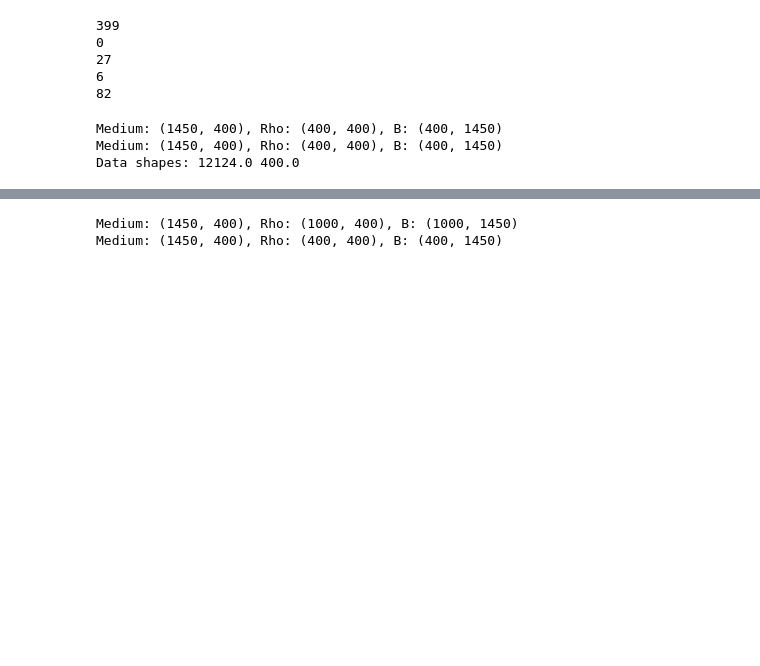
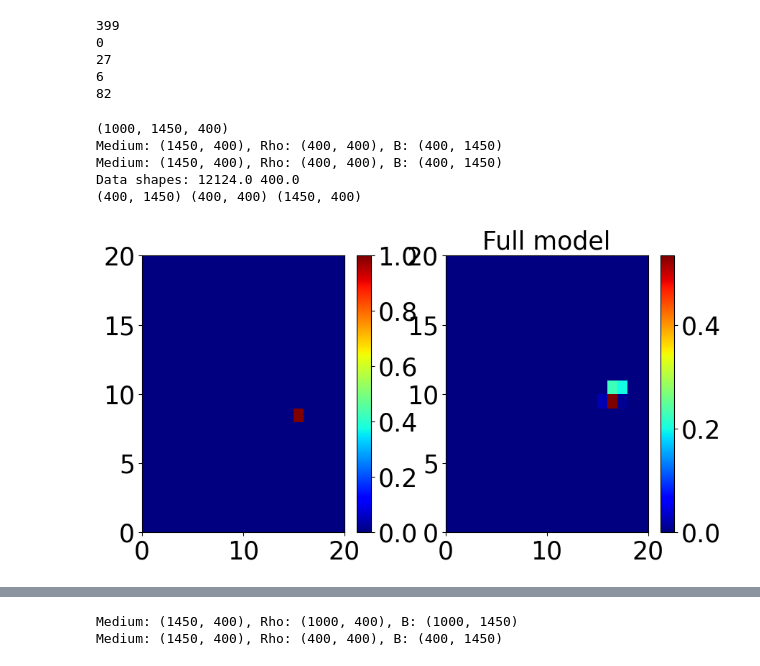
Before and after one commit to alexei-novikov/RM_imaging, a Jupyter notebook: multi_dict.ipynb, the cells around one changed output, grey strips where cells are left out. Cells and saved outputs as stored; diff of their text form; code cells hidden in the pictures; blank space fills up the shorter version.

```diff
--- a/multi_dict.ipynb
+++ b/multi_dict.ipynb
@@ -450,41 +481,63 @@ for j in range(5):
 ####Tests orderer on fully random data
 layers=[250,1000,750,500, 500, 300, 300, 400,800]
 labeled_data=400
-data_path=os.path.join(cwd,'Data/PNAS-regime_all_seeds/PNAS-regime_seed0')
-training_data=H.data_rho_CC(data_path+'/train',labeled_data/80000,1)
-medium= np.array(mat73.loadmat(data_path+'/rtt.mat')['Artt'])
+data_path_PNAS=os.path.join(cwd,'Data/PNAS-regime_all_seeds/PNAS-regime_seed0')
+data_path_MULTI_REAL=os.path.join(cwd,'Data/MDS-PNAS-regime-1000real_all_seeds/MDS-PNAS-regime-1000real_seed0')
+
+#original_G_list= np.array(mat73.loadmat(data_path_MULTI_REAL+'/rtt_array.mat')['RM_realization_list'])
+test_g=original_G_list[2]
+print(original_G_list.shape)
+
+
+
+training_data=H.data_rho_CC(data_path_PNAS+'/train',labeled_data/80000,1)
+
+medium_index=0
+
+medium= np.array(mat73.loadmat(data_path_PNAS+'/rtt.mat')['Artt'])
+medium=test_g
 device = torch.device("cuda" if torch.cuda.is_available() else "cpu")
 softmax=nn.Softmax(dim=1)
 orderer=M.fc_net_batch(training_data[0][0].shape[0]/2, layers, training_data.rho[0].shape[0]/4, net_type='fc',linear_type='real', activation='relu', bias=True, out_scaling=None)
 print('Data shapes:', training_data[0][0].shape[0]/2, training_data.rho[0].shape[0]/2)
 Locat_orderer='/home/achristie/RM_imaging/models/CCorderer_fc_net.pt'
 orderer.load_state_dict(torch.load(Locat_orderer))
-data_path=os.path.join(cwd,'Data/MDS-PNAS-regime-1000real_all_seeds/MDS-PNAS-regime-1000real_seed0')
 orderer.to(device)
-training_data=H.data_rho_CC_IID(data_path+'/train',labeled_data/80000)
-training_data.b=medium
-rho=np.identity(len(medium))+j*np.zeros((len(medium),len(medium)))
+training_data=H.data_rho_CC_IID(data_path_MULTI_REAL+'/train',labeled_data/80000)
+training_data.b=medium.T
+rho=np.identity(len(medium.T))+j*np.zeros((len(medium.T),len(medium.T)))
+rho=torch.cat((torch.tensor(rho.real),torch.tensor(rho.imag)),dim=-1).float()
 training_data.rho=rho
-training_data.Check_data()
+rho=rho.detach().numpy()
+
+rho=H.cat2complex(rho)
+b=training_data.b
+print(b.shape, rho.shape, medium.shape)
+if not np.allclose(medium@rho.T, b.T):
+    print('data misformatted')
+
 
 trainloader=DataLoader(training_data,batch_size=400,shuffle=True,num_workers=0)
 orderer.eval()
 accuracy=0
 lossavg=0
 bce_loss_fn=nn.CrossEntropyLoss()
 for batch, (b,rho,num_targets) in enumerate(trainloader):
 
     b=b.to(device)
     rho=rho.to(device)
     rho_hat=orderer(b)
     rh, _=torch.split(rho, 400, dim=-1)
     bce_loss=bce_loss_fn(rho_hat.squeeze(), rh.squeeze())
     lossavg+=bce_loss.item()/len(trainloader)
     H.plot_2_imgs(rho, softmax(rho_hat.squeeze()),ind=5, figsize=5, scaling=None, xpix=20, ypix=20, font_size=25)
     accuracy+=H.accuracy(torch.round(softmax(rho_hat.squeeze())), rh.squeeze()).item()/len(trainloader)
 
 print(f'accuracy: {accuracy}, loss: {lossavg}')
 # %% [output]
+(1000, 1450, 400)
 Medium: (1450, 400), Rho: (400, 400), B: (400, 1450)
 Medium: (1450, 400), Rho: (400, 400), B: (400, 1450)
 Data shapes: 12124.0 400.0
+(400, 1450) (400, 400) (1450, 400)
+[figure, added]
```
Also changed, not shown: parts of 5 cells of this notebook, 1 other file.
